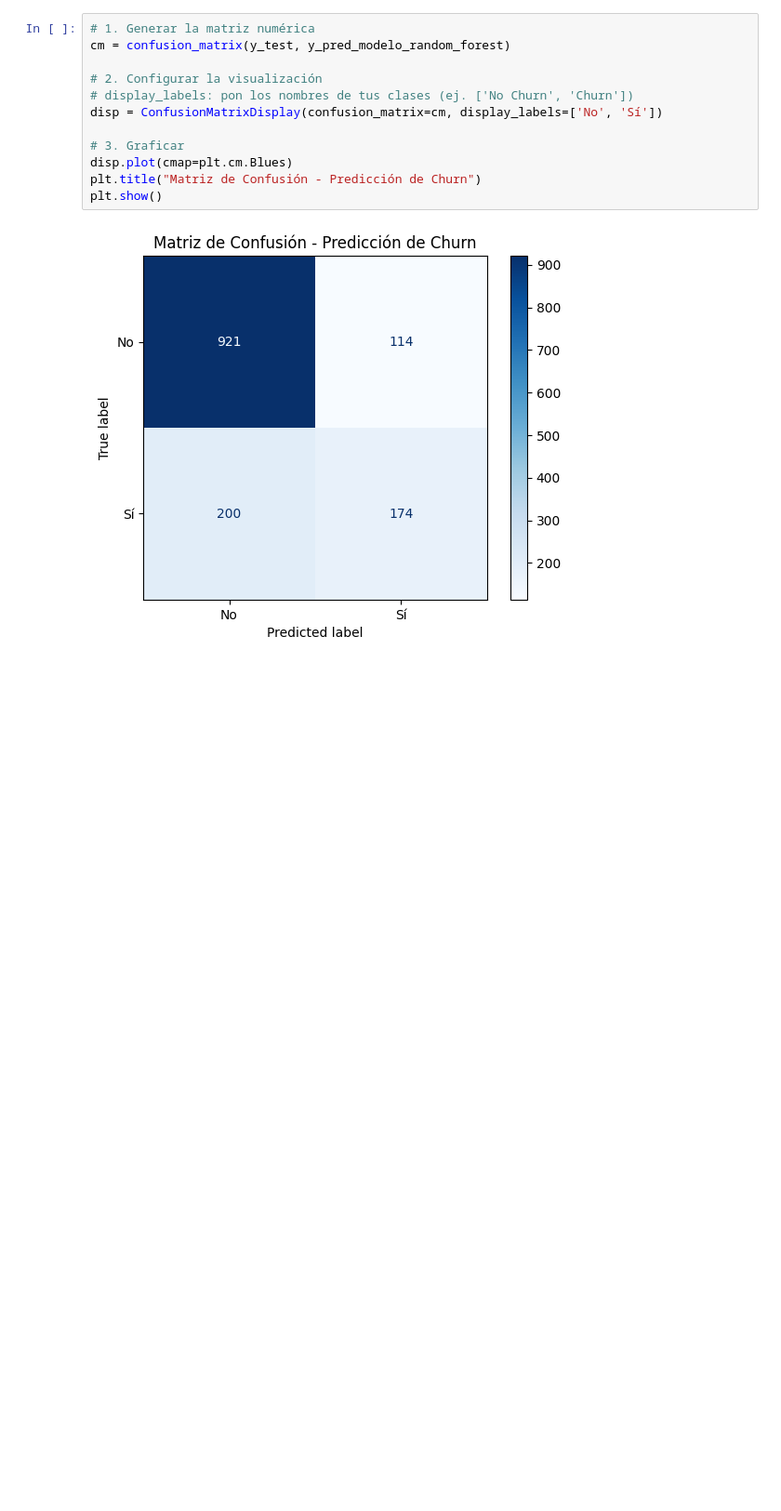
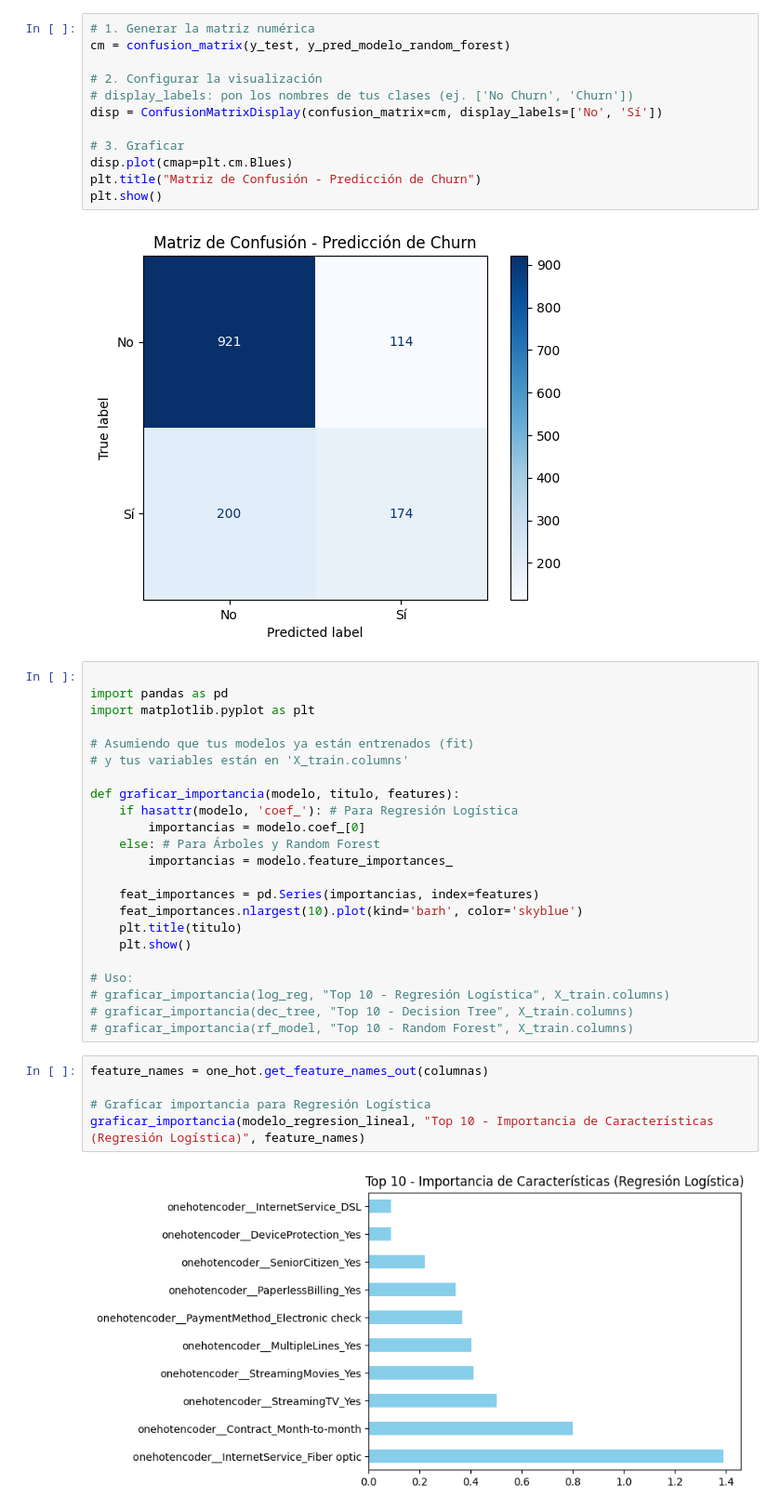
Before and after one commit to rociocelestial/Challenge3-Data-Science, a Jupyter notebook: TelecomX_parte_2.ipynb, the cells around one changed output. Shown at 93% size. Saved outputs shown, nothing was run; the diff lists cells and outputs as text; blank space fills up the shorter version.

```diff
--- a/TelecomX_parte_2.ipynb
+++ b/TelecomX_parte_2.ipynb
@@ -555,3 +555,33 @@ plt.title("Matriz de Confusión - Predicción de Churn")
 plt.show()
 # %% [output]
 [figure]
+# %%
+
+import pandas as pd
+import matplotlib.pyplot as plt
+
+# Asumiendo que tus modelos ya están entrenados (fit)
+# y tus variables están en 'X_train.columns'
+
+def graficar_importancia(modelo, titulo, features):
+    if hasattr(modelo, 'coef_'): # Para Regresión Logística
+        importancias = modelo.coef_[0]
+    else: # Para Árboles y Random Forest
+        importancias = modelo.feature_importances_
+
+    feat_importances = pd.Series(importancias, index=features)
+    feat_importances.nlargest(10).plot(kind='barh', color='skyblue')
+    plt.title(titulo)
+    plt.show()
+
+# Uso:
+# graficar_importancia(log_reg, "Top 10 - Regresión Logística", X_train.columns)
+# graficar_importancia(dec_tree, "Top 10 - Decision Tree", X_train.columns)
+# graficar_importancia(rf_model, "Top 10 - Random Forest", X_train.columns)
+# %%
+feature_names = one_hot.get_feature_names_out(columnas)
+
+# Graficar importancia para Regresión Logística
+graficar_importancia(modelo_regresion_lineal, "Top 10 - Importancia de Características (Regresión Logística)", feature_names)
+# %% [output]
+[figure, added]
```
Also changed, not shown: parts of 6 cells of this notebook.
